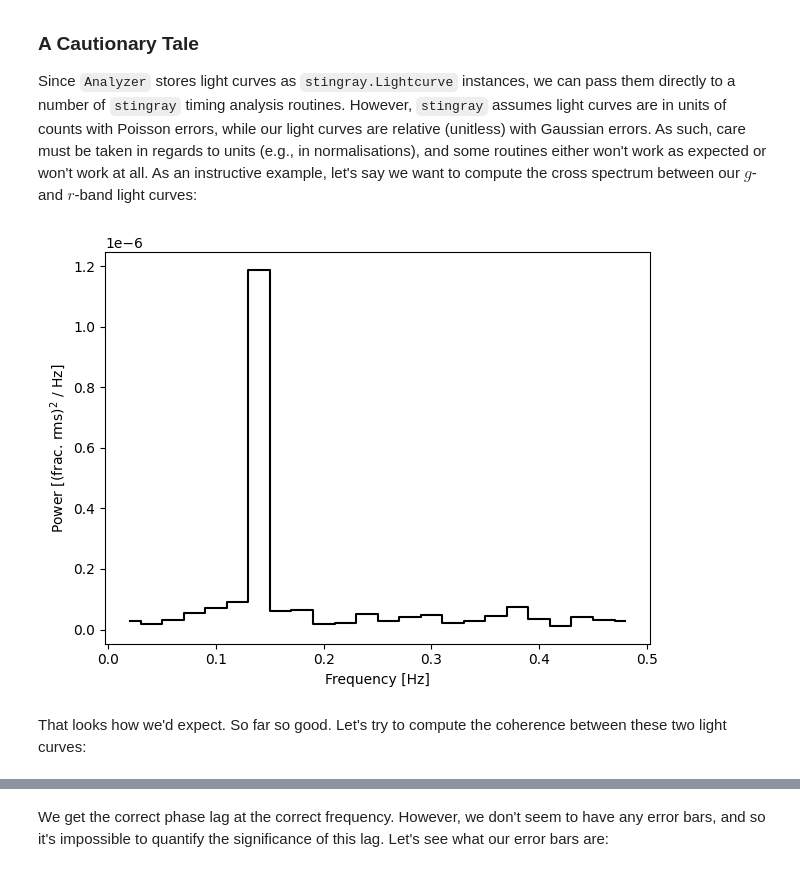
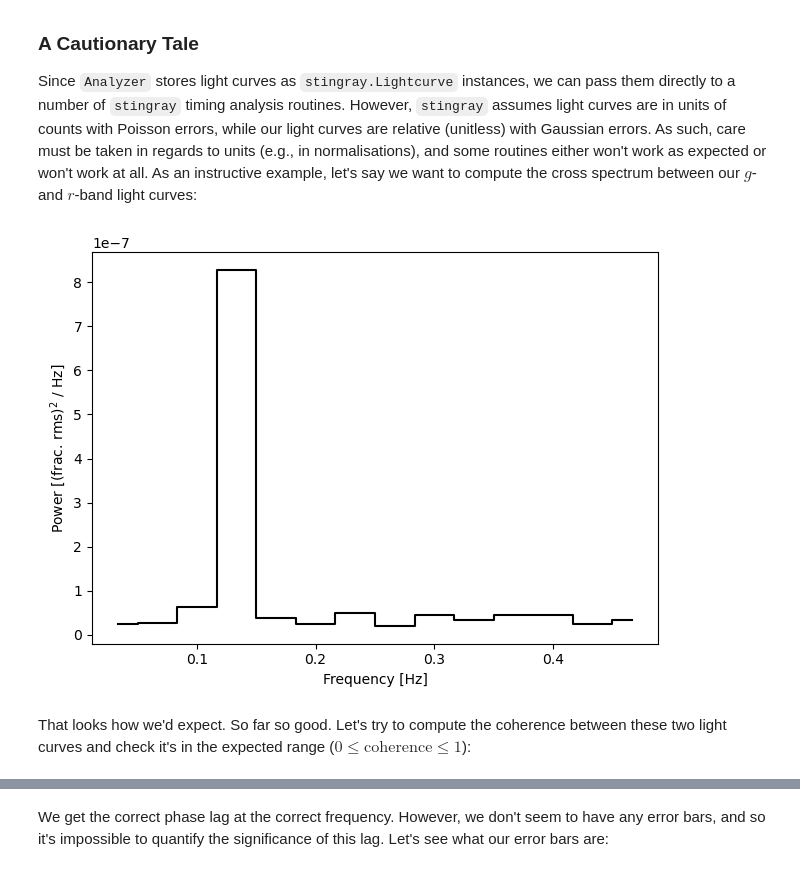
Before and after one commit to zairving/opticam, a Jupyter notebook: docs/tutorials/timing_methods.ipynb, the cells around one changed output, grey strips where cells are left out. Saved outputs shown, nothing was run; the diff lists cells and outputs as text; code cells hidden in the pictures.

```diff
--- a/docs/tutorials/timing_methods.ipynb
+++ b/docs/tutorials/timing_methods.ipynb
@@ -138,7 +138,9 @@ As we can see, computing the classical periodogram fails because the data contai
 # %%
 import astropy.units as u
 
+segment_size = 30 * u.s
+
 averaged_periodograms = analyser.compute_averaged_power_spectra(
-    segment_size=50 * u.s,
+    segment_size=segment_size,
 )
 # %% [output]
@@ -191,31 +193,31 @@ Since `Analyzer` stores light curves as `stingray.Lightcurve` instances, we can
 # %%
 from stingray import AveragedCrossspectrum
 from matplotlib import pyplot as plt
 
 avg_cs = AveragedCrossspectrum.from_lightcurve(
     lc1=analyser.light_curves['g-band'],
     lc2=analyser.light_curves['r-band'],
     norm='frac',
-    segment_size=(50 * u.s).to_value(u.d),  # stingray assumes all time values are in seconds but OPTICAM uses Barycentric MJD
+    segment_size=(segment_size).to_value(u.d),  # stingray assumes all time values are in seconds but OPTICAM uses Barycentric MJD
 )
 
 avg_cs_amplitude = np.abs(avg_cs.power)
 
 fig, ax = plt.subplots(tight_layout=True)
 
 ax.step(
     avg_cs.freq / 86400,  # convert freq from cyc/d to Hz
     avg_cs_amplitude,
     where='mid',
     c='k',
 )
 
 ax.set_xlabel('Frequency [Hz]')
 ax.set_ylabel('Power [(frac. rms)$^2$ / Hz]')
 
 plt.show()
 # %% [output]
-[figure, old version]
+[figure, new version]
 # %% [markdown]
-That looks how we'd expect. So far so good. Let's try to compute the coherence between these two light curves:
+That looks how we'd expect. So far so good. Let's try to compute the coherence between these two light curves and check it's in the expected range ($0 \leq \text{coherence} \leq 1$):
 # %%
```
Also changed, not shown: parts of 19 cells of this notebook.
